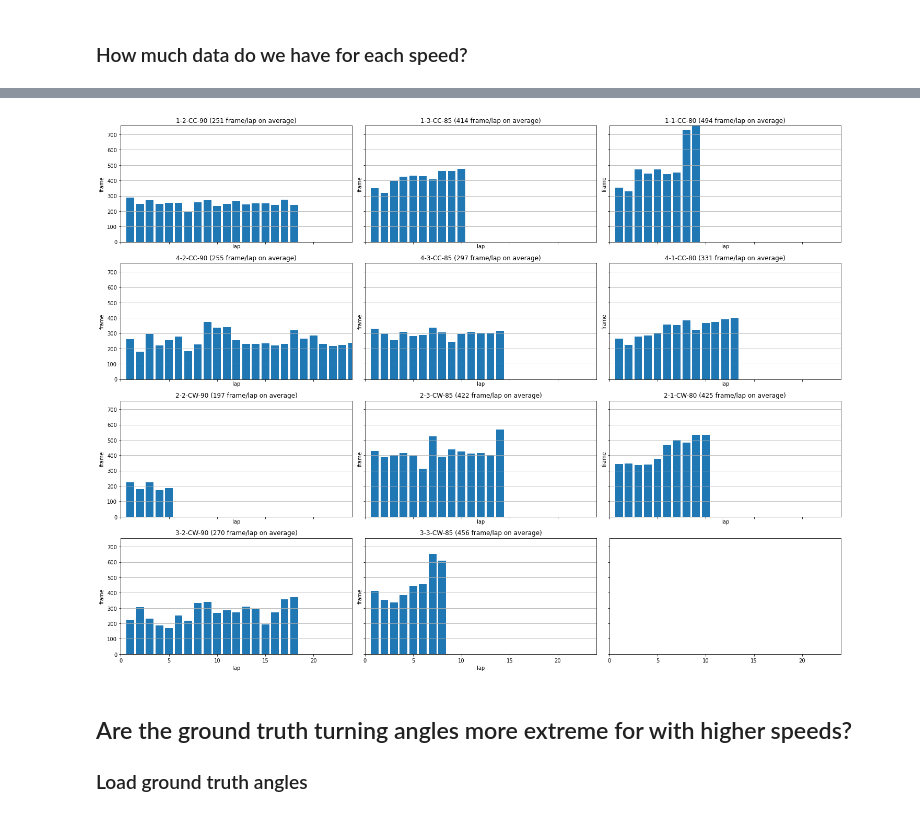
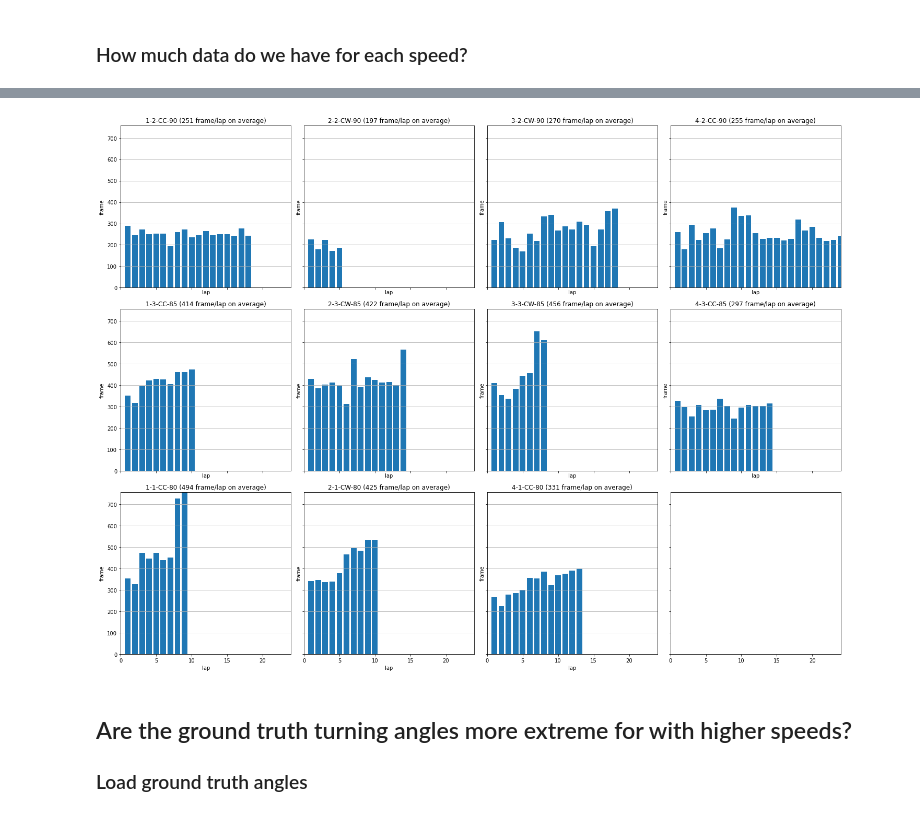
Before and after one commit to kristjanr/dat-sci-master-thesis, a Jupyter notebook: EDA1.ipynb, the cells around one changed output, grey strips where cells are left out. Cells and saved outputs as stored; diff of their text form; code cells hidden in the pictures.

```diff
--- a/EDA1.ipynb
+++ b/EDA1.ipynb
@@ -29,4 +34,5 @@ cp config/myconfig.py mycar/
 import numpy as np
 import donkeycar as dk
 cfg = dk.load_config(config_path='mycar/config.py')
+cfg.SEQUENCE_LENGTH = 0
 # %% [output]
@@ -79,0 +55,23 @@ for tub_path in tubs:
+# %%
+from dataloader import load_records
+from collections import OrderedDict
+
+
+tubs = [
+    '1-1-CC-80',
+    '2-1-CW-80',
+    '4-1-CC-80',
+    '1-3-CC-85',
+    '2-3-CW-85',
+    '3-3-CW-85',
+    '4-3-CC-85',
+    '1-2-CC-90',
+    '2-2-CW-90',
+    '3-2-CW-90',
+    '4-2-CC-90',
+]
+
+tub_images = OrderedDict()
+
+for tub_name in tubs:
+    tub_images[tub_name] = [r.image() for r in load_records(tub_name, cfg, 'data/')]
@@ -80,8 +92,10 @@ for tub_path in tubs:
 # %% [markdown]
 ### Count the number of laps for each tub
 # %%
+from skimage.metrics import mean_squared_error
+
 def mse(image1, image2):
-    return np.mean((image1 - image2) ** 2)
+    return np.array((image1 - image2)**2).mean()
 
 def rmse(image1, image2):
     return np.sqrt(mse(image1, image2))
@@ -107,6 +121,8 @@ def get_lengths_and_mean(images, lower_bound, upper_bound):
     diffs = get_diffs(images)
     counts = get_counts(diffs, lower_bound, upper_bound)
     lengths = get_lengths(counts)
+    print(f'counts {counts} len {lengths}, mean {np.mean(lengths)}')
+    assert np.mean(lengths) != np.nan
     return lengths, int(np.mean(lengths))
 # %%
 tub_bounds = [
@@ -153,7 +187,7 @@ average_lap_frames
 # %%
 from matplotlib import pyplot as plt
 plt.rcParams['figure.figsize'] = [30/2.54, 25/2.54]
-fig, axs = plt.subplots(nrows=4, ncols=3, figsize=(20, 15), sharex='all', sharey='all')
+fig, axs = plt.subplots(nrows=6, ncols=2, figsize=(20, 15), sharex='all', sharey='all')
 
 for (name, (lower_bound, upper_bound)), ax in zip(tub_bounds, axs.flat):
     images = tub_images[name]
@@ -219,23 +253,23 @@ defaultdict(list,
 # %%
 max_frames_per_lap = max([max(tub) for tub in lengths_counts])
 max_laps = max([len(tub) for tub in lengths_counts])
 
-fig, axs = plt.subplots(nrows=4, ncols=3, figsize=(20, 15), sharex='all', sharey='all')
+fig, axs = plt.subplots(nrows=3, ncols=4, figsize=(20, 15), sharex='all', sharey='all')
 
 for (name, (lower_bound, upper_bound)), ax in zip(tub_bounds, axs.flat):
     images = tub_images[name]
     diffs = get_diffs(images)
     counts = get_counts(diffs, lower_bound, upper_bound)
     lengths = get_lengths(counts)
     ax.grid(True, axis='y')
     ax.set(title=f'{name} ({average_lap_frames[name]} frame/lap on average)', xlabel='lap', ylabel='frame')
     ax.bar(range(1, len(lengths)+1), lengths)
 
 ax.set(ylim=(0, max_frames_per_lap), xlim=(0, max_laps))
 fig.tight_layout()
 plt.show()
 # %% [output]
-[figure, old version]
+[figure, new version]
 # %% [markdown]
 ## Are the ground truth turning angles more extreme for with higher speeds?
 ### Load ground truth angles
```
Also changed, not shown: parts of 25 cells of this notebook.
